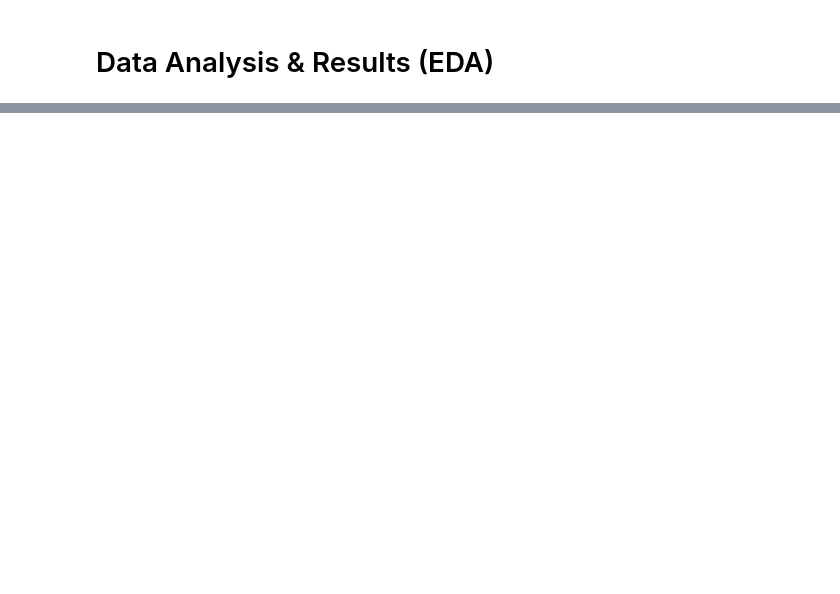
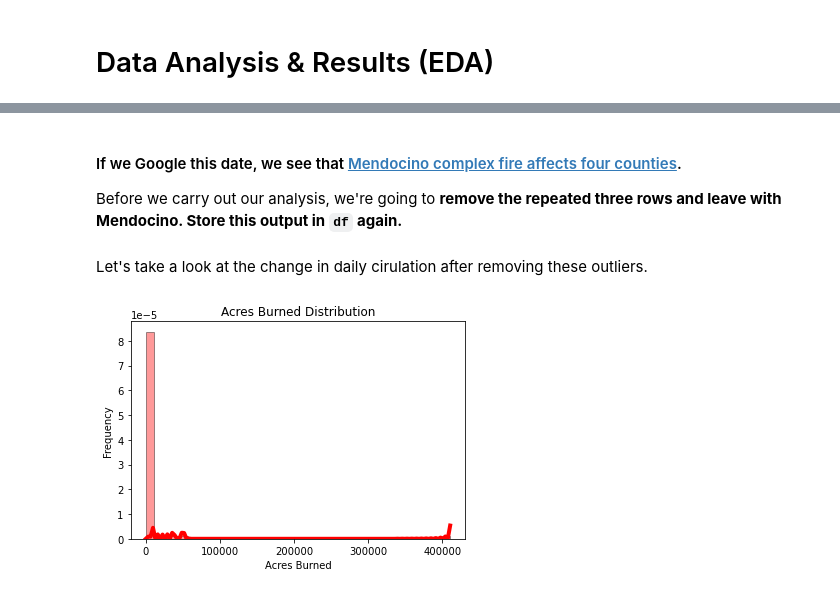
Before and after one commit to vikizzz/Analysis-on-the-Scale-of-Wildfire-Incident-in-California, a Jupyter notebook: EDACheckpoint_group010.ipynb, the cells around one changed output, grey strips where cells are left out. Saved outputs shown, nothing was run; the diff lists cells and outputs as text; code cells hidden in the pictures; blank space fills up the shorter version.

```diff
--- a/EDACheckpoint_group010.ipynb
+++ b/EDACheckpoint_group010.ipynb
@@ -276,19 +275,2 @@ df.head()
 # %% [markdown]
 # Data Analysis & Results (EDA)
-# %%
-# Select Relevant Columns
-df = df[['AcresBurned', 'Temp', 'DewPt', 'WindSpd', 'Precipitation', 'RelaHumPct']].reset_index(drop=True)
-
-# Checking the data type
-print(df.dtypes)
-
-# Assign the column variables
-acres_burned = df['AcresBurned']
-temp = df['Temp']
-dew_pt = df['DewPt']
-wind_spd = df['WindSpd']
-precip = df['Precipitation']
-humid = df['RelaHumPct']
-
-#Get a preview of the dataset
-df.head()
@@ -420,6 +276,0 @@ After skimming through the dataset, we decide to drop the precipitation because
-# %%
-df = df.drop(['Precipitation'], axis=1)
-Q1 = df.quantile(0.25)
-Q3 = df.quantile(0.75)
-IQR = Q3 - Q1
-print(IQR)
@@ -433,3 +276,0 @@ dtype: float64
-# %%
-df = df[~((df < (Q1 - 1.5 * IQR)) |(df > (Q3 + 1.5 * IQR))).any(axis=1)]
-df.shape
@@ -506,0 +331,18 @@ plt.show()
+# %% [markdown]
+#### If we Google this date, we see that [Mendocino complex fire affects four counties](https://en.wikipedia.org/wiki/Mendocino_Complex_Fire).
+Before we carry out our analysis, we're going to **remove the repeated three rows and leave with Mendocino. Store this output in `df` again.**
+# %%
+df = df.drop([df.index[221], df.index[222],df.index[223]])
+# %% [markdown]
+Let's take a look at the change in daily cirulation after removing these outliers.
+# %%
+# AcresBurned
+ax = sns.distplot(df['AcresBurned'], hist=True, kde=True,
+                  bins=int(len(df['AcresBurned'])/10),
+                  color='red',hist_kws={'edgecolor':'black'},
+                  kde_kws={'linewidth':4})
+
+ax.set(xlabel='Acres Burned', ylabel='Frequency', title='Acres Burned Distribution')
+plt.show()
+# %% [output]
+[figure, added]
```
Also changed, not shown: parts of 47 cells of this notebook.
